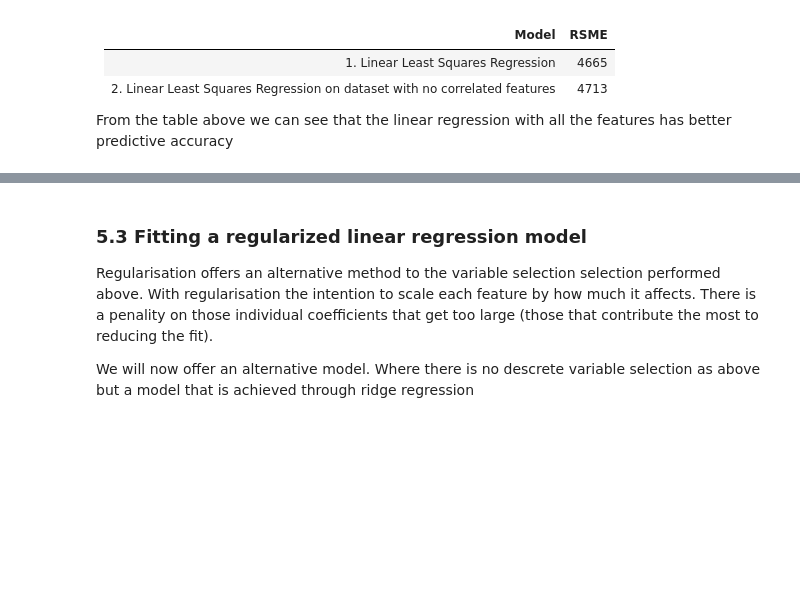
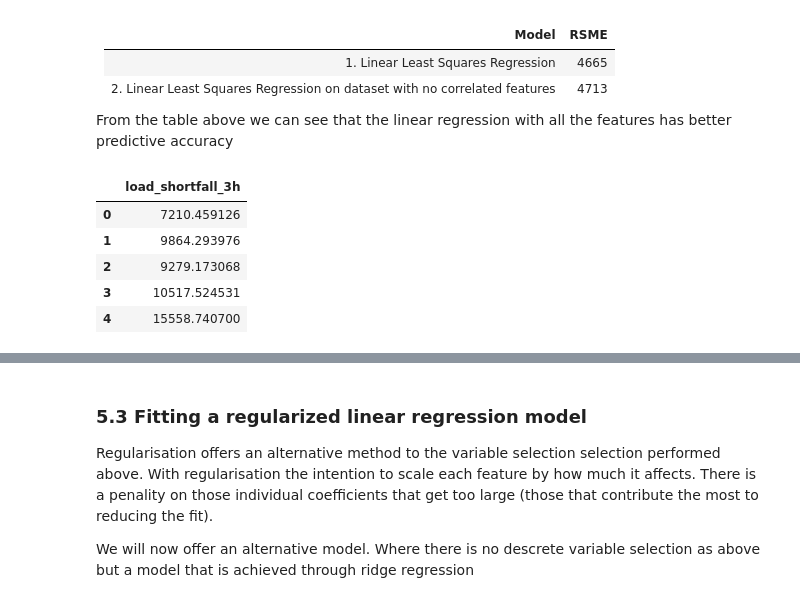
Before and after one commit to Explore-AI/load-shortfall-regression-predict-api, a Jupyter notebook: our_new_starter-notebook.ipynb, the cells around one changed output, grey strips where cells are left out. Saved outputs shown, nothing was run; the diff lists cells and outputs as text; code cells hidden in the pictures; blank space fills up the shorter version.

```diff
--- a/our_new_starter-notebook.ipynb
+++ b/our_new_starter-notebook.ipynb
@@ -1146,7 +1126,7 @@ df_clean_test.drop(columns =['Valencia_snow_3h', 'Bilbao_snow_3h', 'Seville_rain
 Scaling Test Data frame
 # %%
 # split predictors and response
-X1_test= df_clean_test.drop(['time'], axis=1)
+X1_test= df_clean_test[new_feature_optimal]
 # %%
 # Import scaler method from sklearn
 from sklearn.preprocessing import StandardScaler
@@ -1502,0 +1485,10 @@ RMSE:  4713
+# %%
+daf=pd.DataFrame(preds,columns=['load_shortfall_3h'])
+daf.head()
+# %% [output]
+|  | load_shortfall_3h |
+| 0 | 7210.459126 |
+| 1 | 9864.293976 |
+| 2 | 9279.173068 |
+| 3 | 10517.524531 |
+| 4 | 15558.740700 |
```
Also changed, not shown: parts of 25 cells of this notebook, 1 other file.
